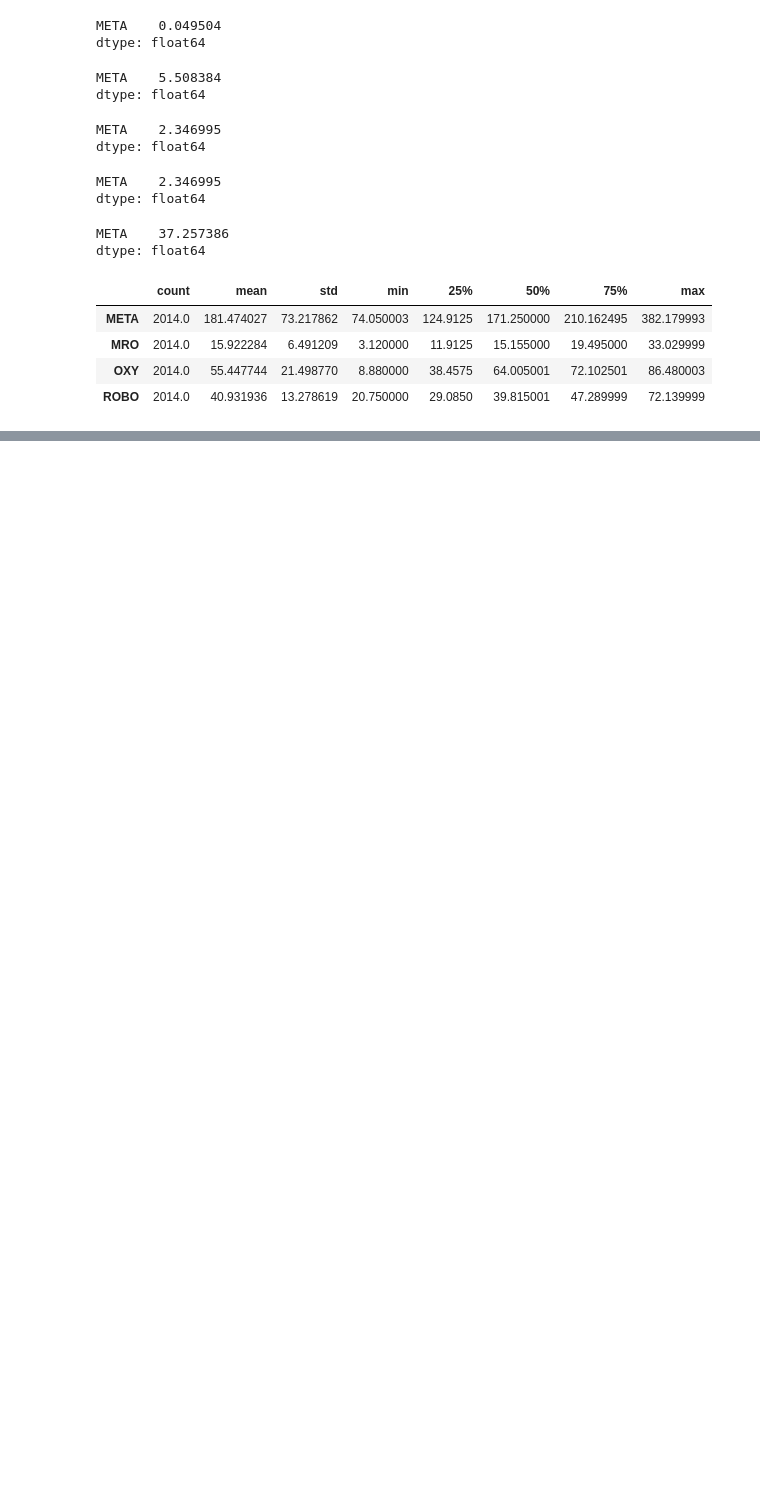
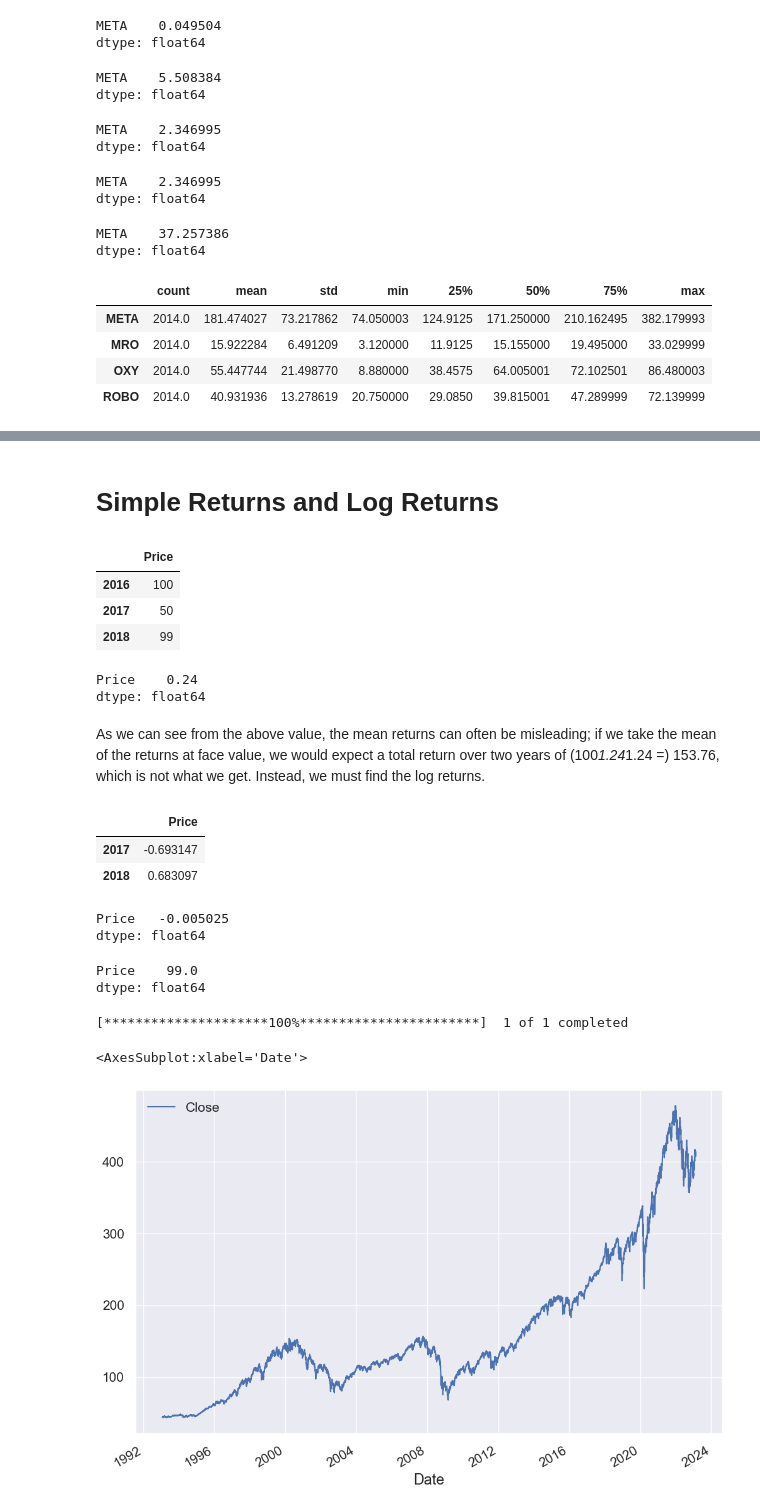
Before and after one commit to UditKarth/Quant, a Jupyter notebook: Algorithmic Trading Python.ipynb, the cells around one changed output, grey strips where cells are left out. Saved outputs shown, nothing was run; the diff lists cells and outputs as text; code cells hidden in the pictures; blank space fills up the shorter version.

```diff
--- a/Algorithmic Trading Python.ipynb
+++ b/Algorithmic Trading Python.ipynb
@@ -637,0 +639,47 @@ plt.show()
+# %% [markdown]
+# Simple Returns and Log Returns
+# %%
+df = pd.DataFrame(index = [2016,2017,2018], data = [100, 50, 99], columns = ["Price"])
+df
+# %% [output]
+|  | Price |
+| 2016 | 100 |
+| 2017 | 50 |
+| 2018 | 99 |
+# %%
+ret1 = df.pct_change().dropna()
+ret1.mean()
+# %% [output]
+Price    0.24
+dtype: float64
+# %% [markdown]
+As we can see from the above value, the mean returns can often be misleading; if we take the mean of the returns at face value, we would expect a total return over two years of (100*1.24*1.24 =) 153.76, which is not what we get. Instead, we must find the log returns.
+# %%
+logr = np.log(df/df.shift(1)).dropna()
+logr
+# %% [output]
+|  | Price |
+| 2017 | -0.693147 |
+| 2018 | 0.683097 |
+# %%
+logr.mean()
+# %% [output]
+Price   -0.005025
+dtype: float64
+# %%
+100*np.exp(logr.mean()*2)
+#you would do np.exp(logr.mean() * t)
+# %% [output]
+Price    99.0
+dtype: float64
+# %%
+SPY = yf.download("SPY")
+# %% [output]
+[*********************100%***********************]  1 of 1 completed
+# %%
+spy = SPY.Close.to_frame()
+# %%
+spy.plot(figsize=(12,8), fontsize=15)
+# %% [output]
+<AxesSubplot:xlabel='Date'>
+[figure, added]
```
Also changed, not shown: parts of 38 cells of this notebook.
